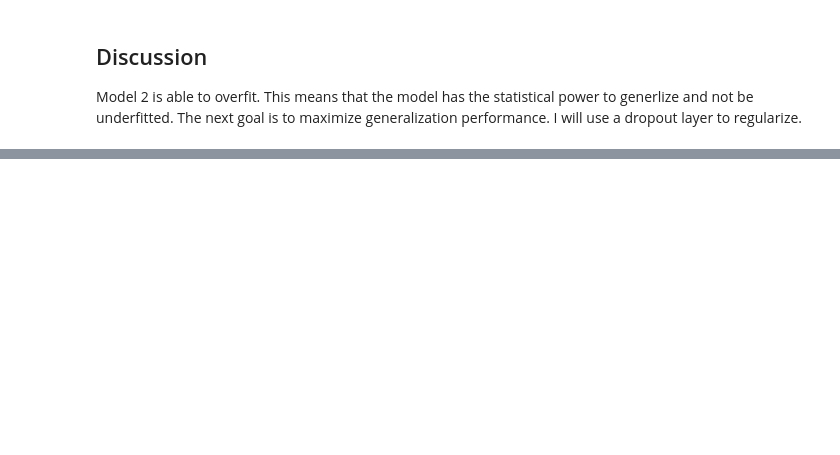
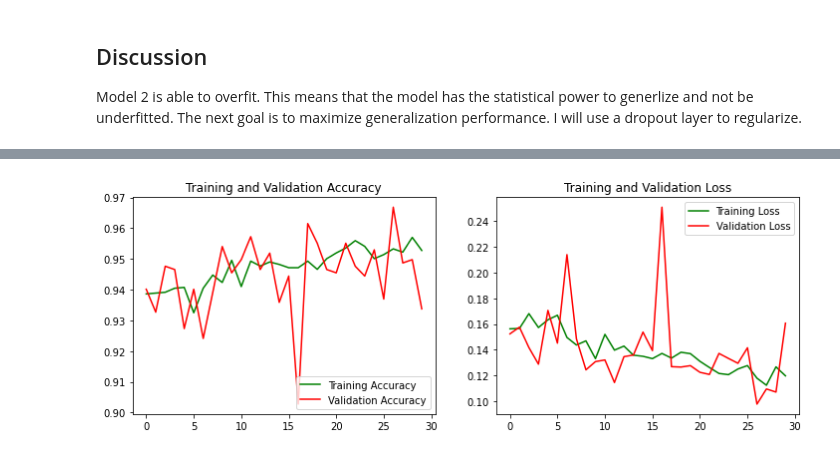
Before and after one commit to kjspring/Pneumonia-detection-using-CNN, a Jupyter notebook: notebook.ipynb, the cells around one changed output, grey strips where cells are left out. Cells and saved outputs as stored; diff of their text form; code cells hidden in the pictures; blank space fills up the shorter version.

```diff
--- a/notebook.ipynb
+++ b/notebook.ipynb
@@ -634,0 +661,19 @@ Epoch 30/30
+# %%
+# Model 6: Unfreeze more layers
+conv_base.trainable = True
+for layer in conv_base.layers[:-4]:
+    layer.trainable = False
+
+callbacks = [
+    keras.callbacks.ModelCheckpoint(
+        filepath='models/keras/m6_pretrained_cnn_top4unfrozen.keras',
+        save_best_only=True,
+        monitor='val_loss')
+]
+
+epochs = 30
+
+model6_fit = model5.fit(train_ds,
+                        epochs = epochs,
+                        validation_data=val_ds,
+                        callbacks=callbacks)
@@ -635,3 +698,7 @@ Epoch 30/30
+# %%
+plot_fun(model6_fit, epochs)
+# %% [output]
+[figure, added]
 # %%
 # Analyze models on test data
 
```
Also changed, not shown: parts of 32 cells of this notebook.
